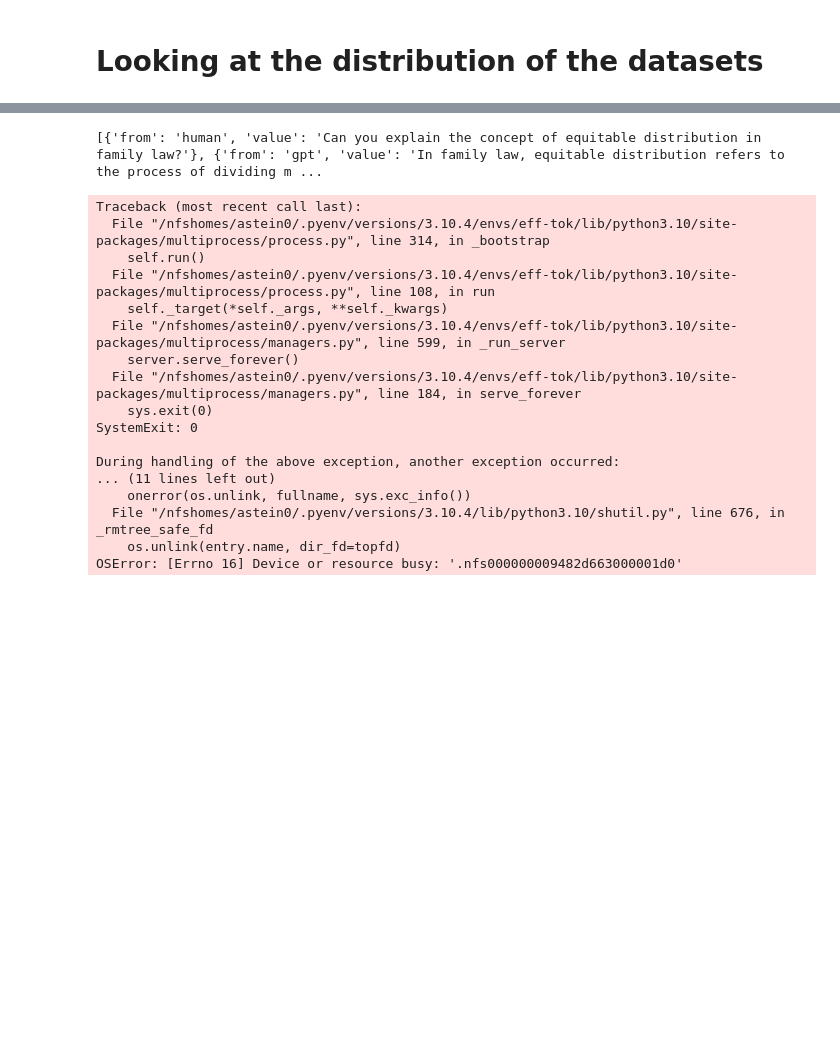
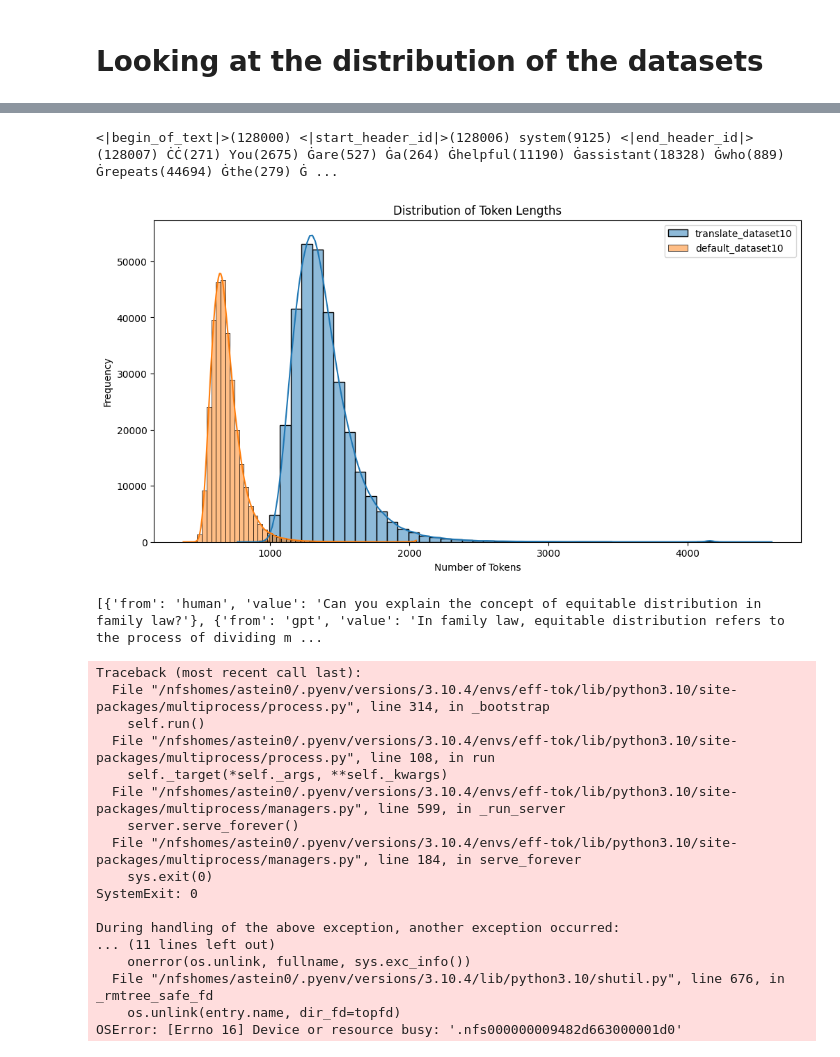
Before and after one commit to alexstein0/efficient_tokenization_for_inference, a Jupyter notebook: data_analysis.ipynb, the cells around one changed output, grey strips where cells are left out. Cells and saved outputs as stored; diff of their text form; code cells hidden in the pictures; blank space fills up the shorter version.

```diff
--- a/data_analysis.ipynb
+++ b/data_analysis.ipynb
@@ -8,18 +8,27 @@ import seaborn as sns
 
 from datasets import load_from_disk
 # Load the data
-
-baseline_dataset_tokenized10 = "/cmlscratch/astein0/efficient_tokenization_for_inference/datasets/translation_tokenized_10"
-extend_dataset_tokenized10 = "/cmlscratch/astein0/efficient_tokenization_for_inference/datasets/new_tokenized_10"
-baseline_dataset_tokenized = "/cmlscratch/astein0/efficient_tokenization_for_inference/datasets/translation_tokenized"
-extend_dataset_tokenized = "/cmlscratch/astein0/efficient_tokenization_for_inference/datasets/new_tokenized"
+# magpie-default-tokenized_1000,magpie-translation-tokenized_1000
+translate_dataset_tokenized10 = "/cmlscratch/astein0/efficient_tokenization_for_inference/datasets/magpie-translation-tokenized_1000"
+default_dataset_tokenized10 = "/cmlscratch/astein0/efficient_tokenization_for_inference/datasets/magpie-default-tokenized_1000"
+# baseline_dataset_tokenized = "/cmlscratch/astein0/efficient_tokenization_for_inference/datasets/translation_tokenized"
+# extend_dataset_tokenized = "/cmlscratch/astein0/efficient_tokenization_for_inference/datasets/new_tokenized"
 
 # Load the data
-baseline_dataset = load_from_disk(baseline_dataset_tokenized)
-extend_dataset = load_from_disk(extend_dataset_tokenized)
-baseline_dataset10 = load_from_disk(baseline_dataset_tokenized10)
-extend_dataset10 = load_from_disk(extend_dataset_tokenized10)
-print(baseline_dataset)
-print(extend_dataset)
-print(baseline_dataset10)
-print(extend_dataset10)
+# baseline_dataset = load_from_disk(baseline_dataset_tokenized)
+# extend_dataset = load_from_disk(extend_dataset_tokenized)
+translate_dataset10 = load_from_disk(translate_dataset_tokenized10)
+default_dataset10 = load_from_disk(default_dataset_tokenized10)
+# print(baseline_dataset)
+# print(extend_dataset)
+print(translate_dataset10)
+print(default_dataset10)
+print("default")
+first_default    = default_dataset10[0]
+print(first_default)
+print(first_default.keys())
+
+print("translation")
+first_translation = translate_dataset10[0]
+print(first_translation)
+print(first_translation.keys())
@@ -26,21 +55,34 @@ print(extend_dataset10)
+# %%
+
+def print_wrapped(s, width=80):
+    for i in range(0, len(s), width):
+        print(s[i:i+width])
+
+output_str = visualize_loss_mask(first_translation["input_ids"], first_translation["loss_mask"], tokenizer)
+print(output_str)
+# print_wrapped(output_str)
+# %% [output]
+<|begin_of_text|>(128000) <|start_header_id|>(128006) system(9125) <|end_header_id|>(128007) ĊĊ(271) You(2675) Ġare(527) Ġa(264) Ġhelpful(11190) Ġassistant(18328) Ġwho(889) Ġrepeats(44694) Ġthe(279) Ġ ...
 # %%
 # Option 3: Add some statistics to the plot
 token_lengths = {}
-token_lengths["baseline"] = baseline_dataset
-token_lengths["extend"] = extend_dataset
-token_lengths["baseline10"] = baseline_dataset10
-token_lengths["extend10"] = extend_dataset10
+# token_lengths["baseline"] = baseline_dataset
+# token_lengths["extend"] = extend_dataset
+token_lengths["translate_dataset10"] = translate_dataset10
+token_lengths["default_dataset10"] = default_dataset10
 
 plt.figure(figsize=(12, 6))
 for name, token_lengths in token_lengths.items():
     sns.histplot(token_lengths["num_tokens"], kde=True, label=name, alpha=0.5, bins=50)
 
 plt.xlabel('Number of Tokens')
 plt.ylabel('Frequency')
 plt.title('Distribution of Token Lengths')
 plt.legend()
 # plt.savefig('comparison_hist_kde.png')
 plt.show()
+# %% [output]
+[figure, added]
 # %%
 from datasets import load_dataset, load_from_disk
 
```
Also changed, not shown: parts of 2 cells of this notebook, 38 other files.
